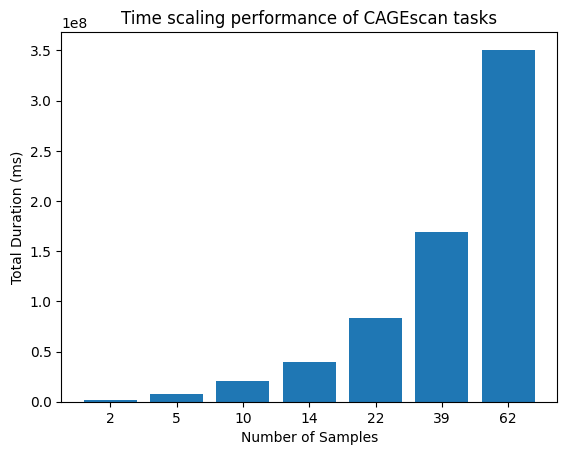
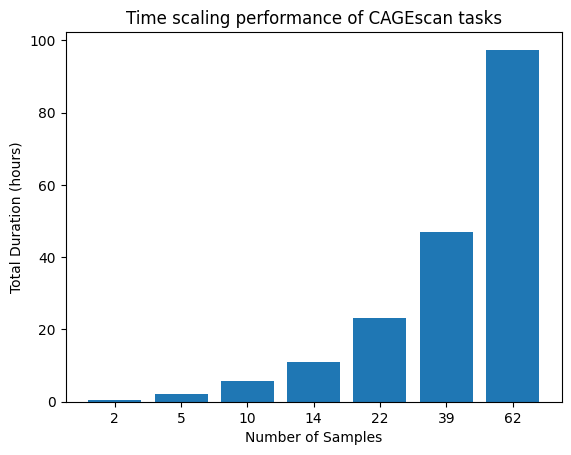
The notebook cell's code change between the first figure and the second:
--- before
+++ after
@@ -1,5 +1,5 @@
 # Extract keys (categories) and values (heights) from the dictionary
-categories = list(total_duration.keys())
-values = list(total_duration.values())
+categories = list(total_duration_hour.keys())
+values = list(total_duration_hour.values())
 
 # Create the bar chart
@@ -8,5 +8,5 @@
 # Add labels and title for clarity
 plt.xlabel('Number of Samples')
-plt.ylabel('Total Duration (ms)')
+plt.ylabel('Total Duration (hours)')
 plt.title('Time scaling performance of CAGEscan tasks')
 

Commit: #106 update with human readable units, fix enhancer code params